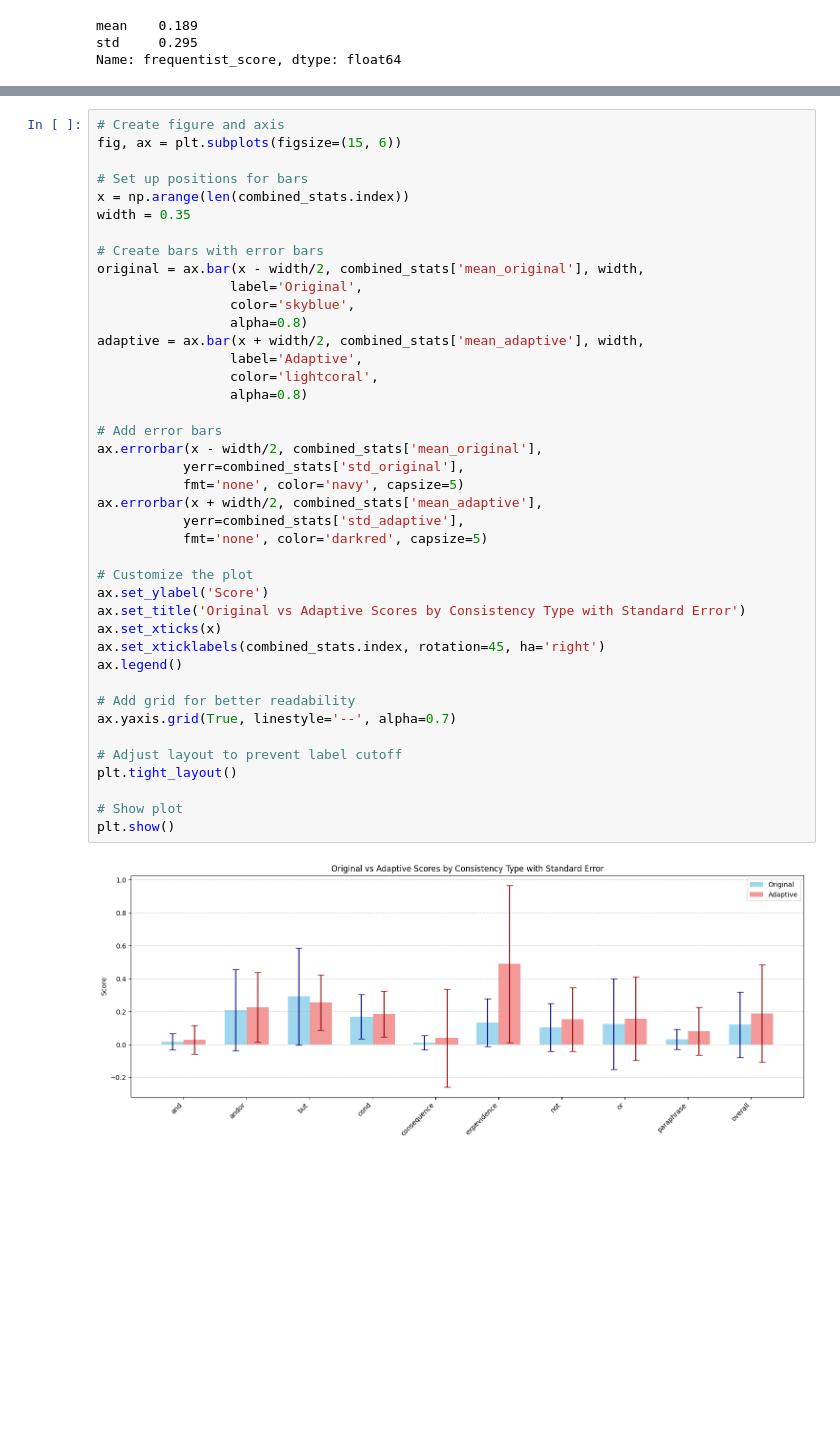
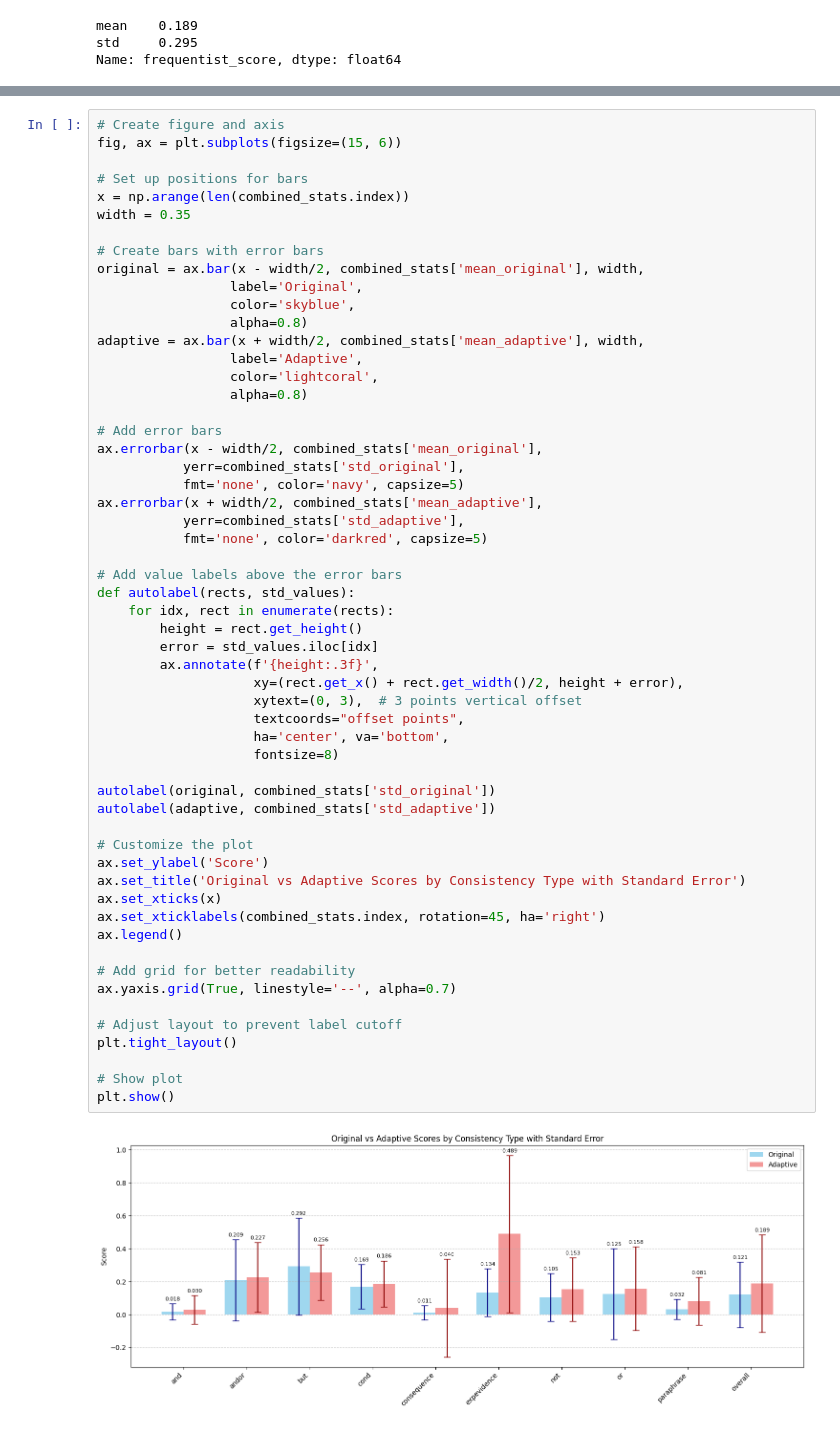
Before and after one commit to davisrbr/adaptive_evals, a Jupyter notebook: logs/consistency_logs_processing.ipynb, the cells around one changed output, grey strips where cells are left out. Saved outputs shown, nothing was run; the diff lists cells and outputs as text; blank space fills up the shorter version.

```diff
--- a/logs/consistency_logs_processing.ipynb
+++ b/logs/consistency_logs_processing.ipynb
@@ -457,31 +540,46 @@ original = ax.bar(x - width/2, combined_stats['mean_original'], width,
                  alpha=0.8)
 adaptive = ax.bar(x + width/2, combined_stats['mean_adaptive'], width,
                  label='Adaptive',
                  color='lightcoral',
                  alpha=0.8)
 
 # Add error bars
 ax.errorbar(x - width/2, combined_stats['mean_original'],
            yerr=combined_stats['std_original'],
            fmt='none', color='navy', capsize=5)
 ax.errorbar(x + width/2, combined_stats['mean_adaptive'],
            yerr=combined_stats['std_adaptive'],
            fmt='none', color='darkred', capsize=5)
 
+# Add value labels above the error bars
+def autolabel(rects, std_values):
+    for idx, rect in enumerate(rects):
+        height = rect.get_height()
+        error = std_values.iloc[idx]
+        ax.annotate(f'{height:.3f}',
+                    xy=(rect.get_x() + rect.get_width()/2, height + error),
+                    xytext=(0, 3),  # 3 points vertical offset
+                    textcoords="offset points",
+                    ha='center', va='bottom',
+                    fontsize=8)
+
+autolabel(original, combined_stats['std_original'])
+autolabel(adaptive, combined_stats['std_adaptive'])
+
 # Customize the plot
 ax.set_ylabel('Score')
 ax.set_title('Original vs Adaptive Scores by Consistency Type with Standard Error')
 ax.set_xticks(x)
 ax.set_xticklabels(combined_stats.index, rotation=45, ha='right')
 ax.legend()
 
 # Add grid for better readability
 ax.yaxis.grid(True, linestyle='--', alpha=0.7)
 
 # Adjust layout to prevent label cutoff
 plt.tight_layout()
 
 # Show plot
 plt.show()
 # %% [output]
-[figure, old version]
+[figure, new version]
```
Also changed, not shown: parts of 8 cells of this notebook, 18 other files.
